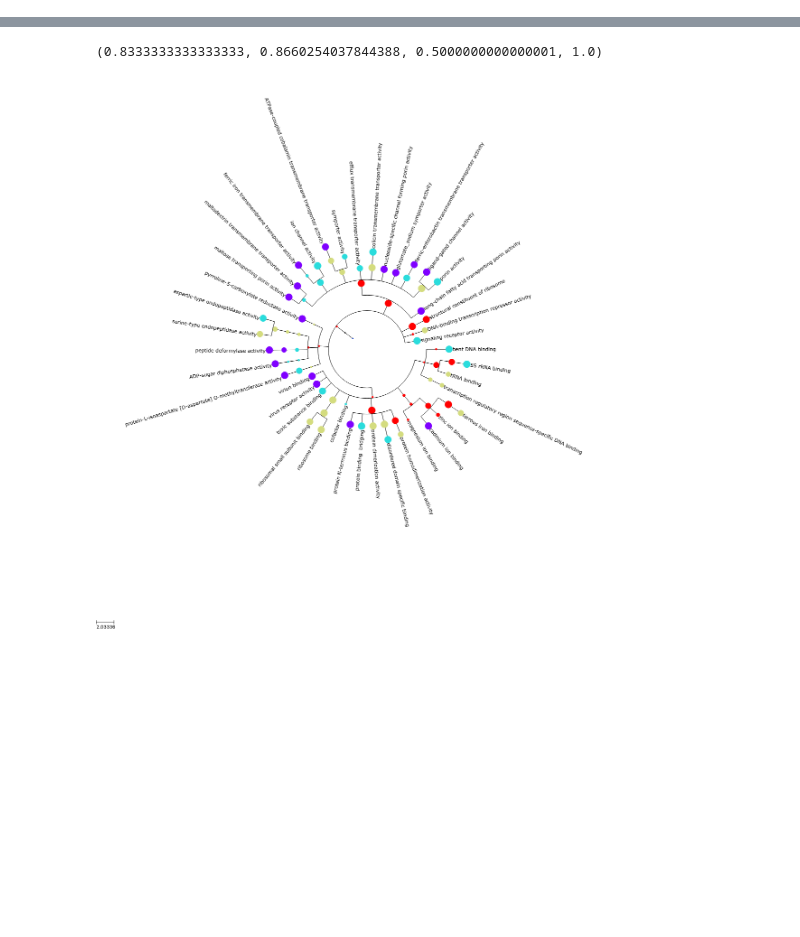
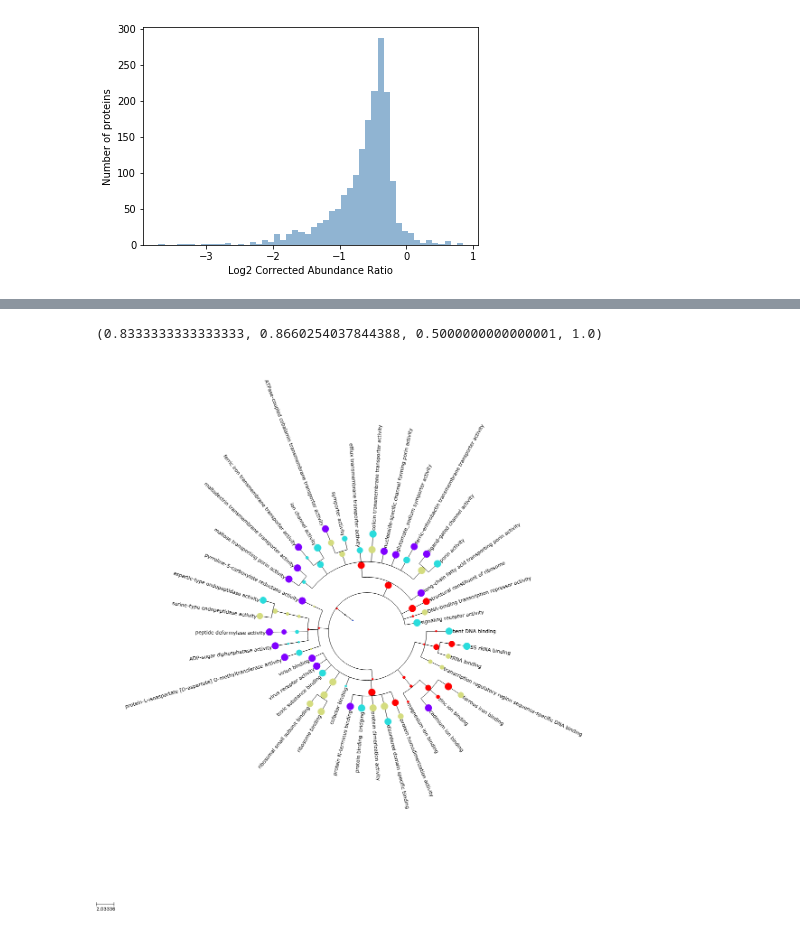
Before and after one commit to glaunay/VDB_jupyter, a Jupyter notebook: Séance1.ipynb, the cells around one changed output, grey strips where cells are left out. Drawn from its saved outputs; the diff is of its cells as text; code cells hidden in the pictures; blank space fills up the shorter version.

Commit message:
alpha

```diff
--- a/Séance1.ipynb
+++ b/Séance1.ipynb
@@ -338,0 +131,25 @@ max([ n.leafCount   for n in viewTree.traverse() ])
+# %%
+%matplotlib inline
+# By default matplotlib is inline,
+# graphic is shown without need fot plt.show
+
+import matplotlib.pyplot as plt
+
+def empirical(data):
+    d = data['Log2 Corrected Abundance Ratio'].tolist()
+    plt.hist(d, bins=50,density=False, color='#4682B4', alpha=0.6)
+    plt.ylabel('Number of proteins')
+    plt.xlabel('Log2 Corrected Abundance Ratio')
+
+def empirical2(data, density=False):
+    d = data['Log2 Corrected Abundance Ratio'].tolist()
+    fig = plt.figure()
+    ax = fig.add_axes([1,1,1,1])
+    ax.hist(d, bins=50,density=density, color='#4682B4', alpha=0.6)
+    ax.set_ylabel('Number of proteins')
+    ax.set_xlabel('Log2 Corrected Abundance Ratio')
+    return fig, ax
+# %%
+empirical(dfClean)
+# %% [output]
+[figure, added]
```
Also changed, not shown: parts of 64 cells of this notebook.
